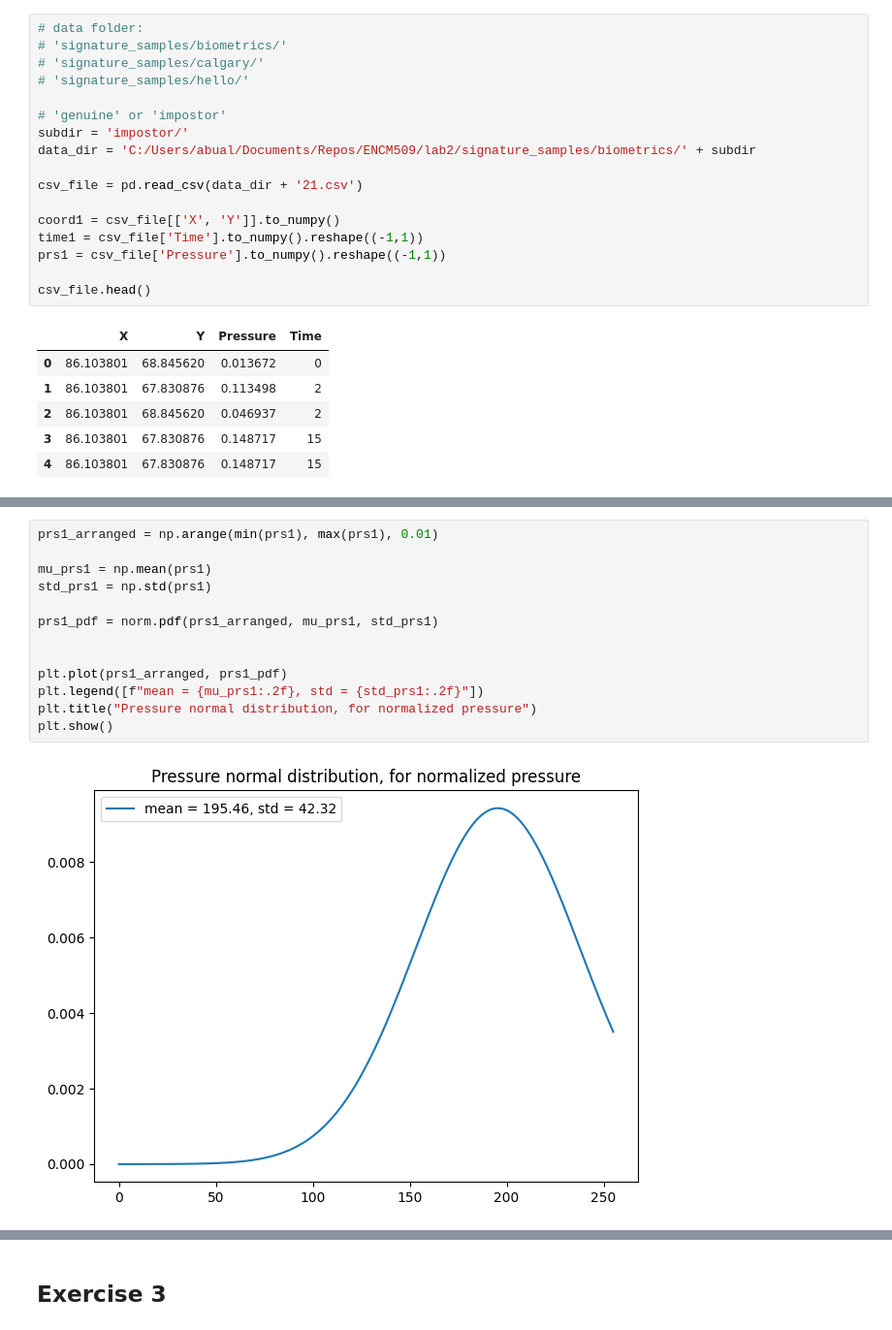
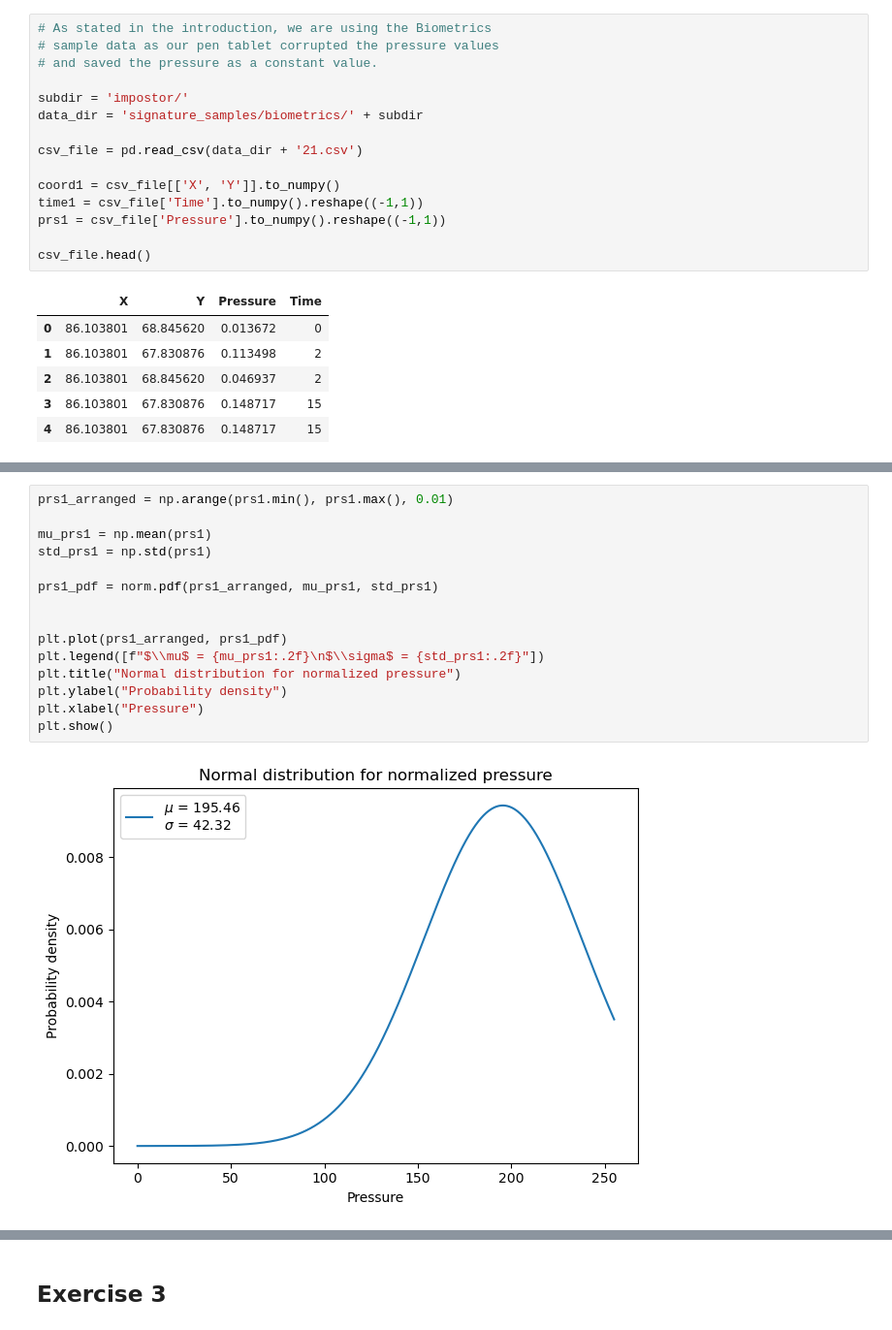
Before and after one commit to RianOpperman/ENCM509, a Jupyter notebook: lab2/Lab02_2024W.ipynb, the cells around one changed output, grey strips where cells are left out. Shown at 97% size. Drawn from its saved outputs; the diff is of its cells as text.

```diff
--- a/lab2/Lab02_2024W.ipynb
+++ b/lab2/Lab02_2024W.ipynb
@@ -117,14 +113,12 @@ As well, when considering the histograms produced and the differing amount of 'b
 # %% [markdown]
 ## Exercise 2
 # %%
-# data folder:
-# 'signature_samples/biometrics/'
-# 'signature_samples/calgary/'
-# 'signature_samples/hello/'
+# As stated in the introduction, we are using the Biometrics
+# sample data as our pen tablet corrupted the pressure values
+# and saved the pressure as a constant value.
 
-# 'genuine' or 'impostor'
 subdir = 'impostor/'
-data_dir = 'C:/Users/abual/Documents/Repos/ENCM509/lab2/signature_samples/biometrics/' + subdir
+data_dir = 'signature_samples/biometrics/' + subdir
 
 csv_file = pd.read_csv(data_dir + '21.csv')
 
@@ -172,15 +166,17 @@ plt.show()
 # %%
-prs1_arranged = np.arange(min(prs1), max(prs1), 0.01)
+prs1_arranged = np.arange(prs1.min(), prs1.max(), 0.01)
 
 mu_prs1 = np.mean(prs1)
 std_prs1 = np.std(prs1)
 
 prs1_pdf = norm.pdf(prs1_arranged, mu_prs1, std_prs1)
 
 
 plt.plot(prs1_arranged, prs1_pdf)
-plt.legend([f"mean = {mu_prs1:.2f}, std = {std_prs1:.2f}"])
-plt.title("Pressure normal distribution, for normalized pressure")
+plt.legend([f"$\\mu$ = {mu_prs1:.2f}\n$\\sigma$ = {std_prs1:.2f}"])
+plt.title("Normal distribution for normalized pressure")
+plt.ylabel("Probability density")
+plt.xlabel("Pressure")
 plt.show()
 # %% [output]
-[figure, old version]
+[figure, new version]
```
Also changed, not shown: parts of 31 cells of this notebook.
